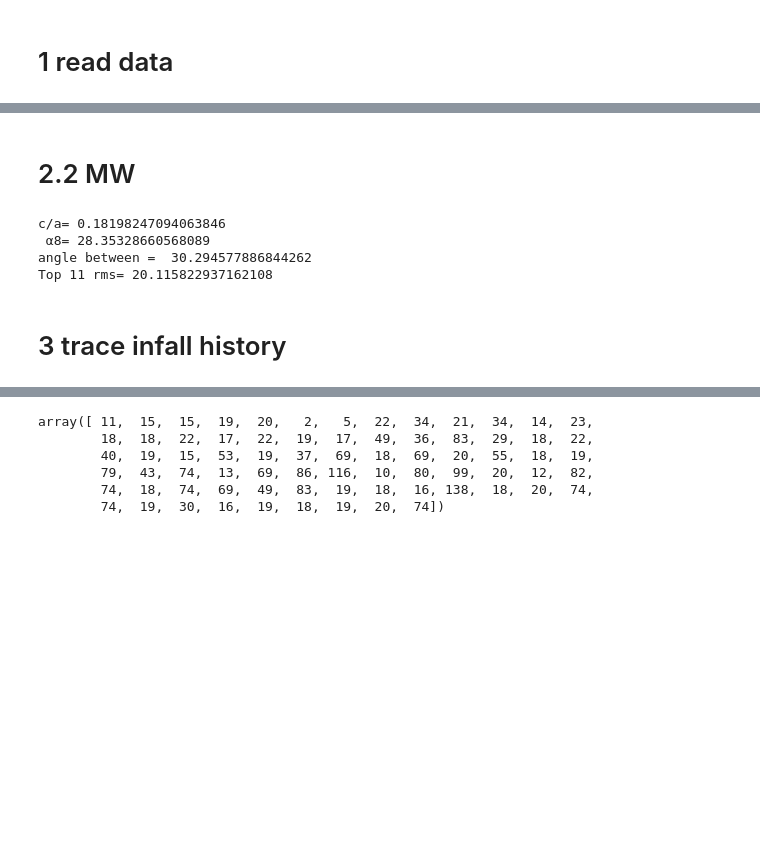
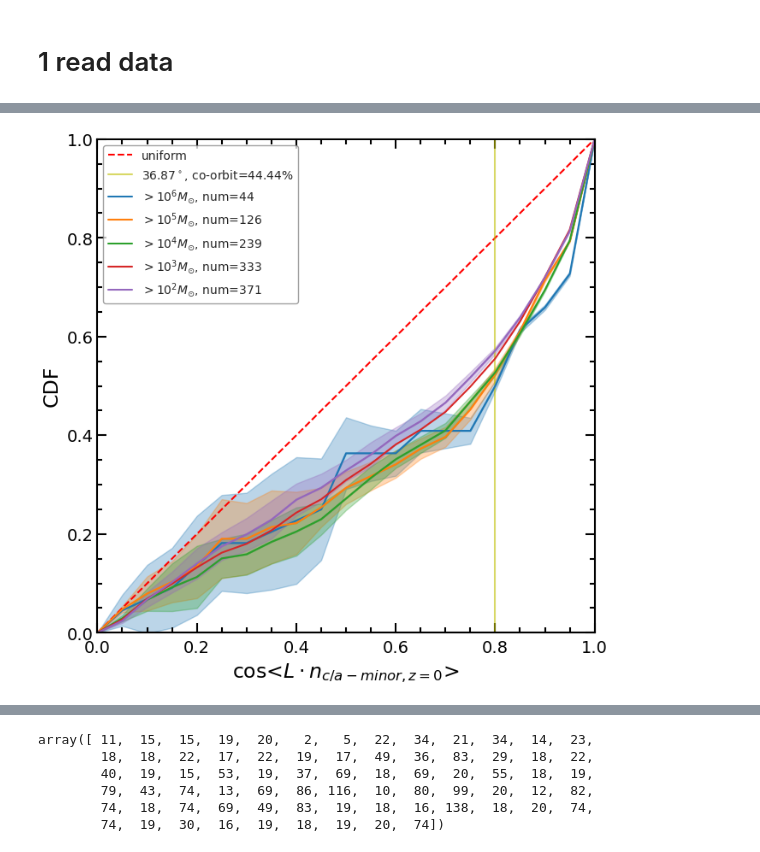
Before and after one commit to Jeremy-never-bite/Magpie_code, a Jupyter notebook: after_destruction/final_stack.ipynb, the cells around one changed output, grey strips where cells are left out. Drawn from its saved outputs; the diff is of its cells as text; code cells hidden in the pictures; blank space fills up the shorter version.

```diff
--- a/after_destruction/final_stack.ipynb
+++ b/after_destruction/final_stack.ipynb
@@ -708,20 +525,4 @@ plt.show()
-# %% [markdown]
-# 2.2 MW
-# %%
-# MW_data = np.loadtxt("/home/zhaox/app/data/MW_data.txt")
-MW_data = np.loadtxt("/home/zhaox/app/data/MW_data3.txt") # combine EDR3 & DR2
-pos_MW = MW_data[:,:3]
-vel_MW = MW_data[:,3:]
-L_MW = np.cross(pos_MW, vel_MW)
-c_a, MW_c_a_minor = cal_c_a_ratio(pos_MW)
-alpha, MW_alpha_axis = cal_alpha(L_MW)
-print("c/a=", c_a, "\n", chr(945)+"8=", alpha)
-print("angle between = ", cal_angle(MW_c_a_minor, MW_alpha_axis))
-print("Top 11 rms=", cal_rms(pos_MW))
-# %% [output]
-c/a= 0.18198247094063846
- α8= 28.35328660568089
-angle between =  30.294577886844262
-Top 11 rms= 20.115822937162108
-# %% [markdown]
-# 3 trace infall history
+# %%
+draw_L_CDF(angle_l_stack, save=True, title='zcut7_angle_l_stack')
+# %% [output]
+[figure, added]
```
Also changed, not shown: parts of 27 cells of this notebook, 3 other files.
